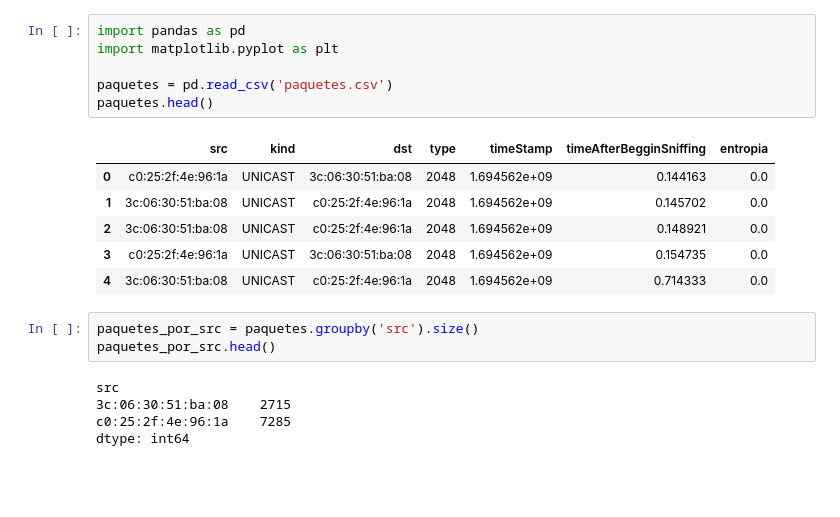
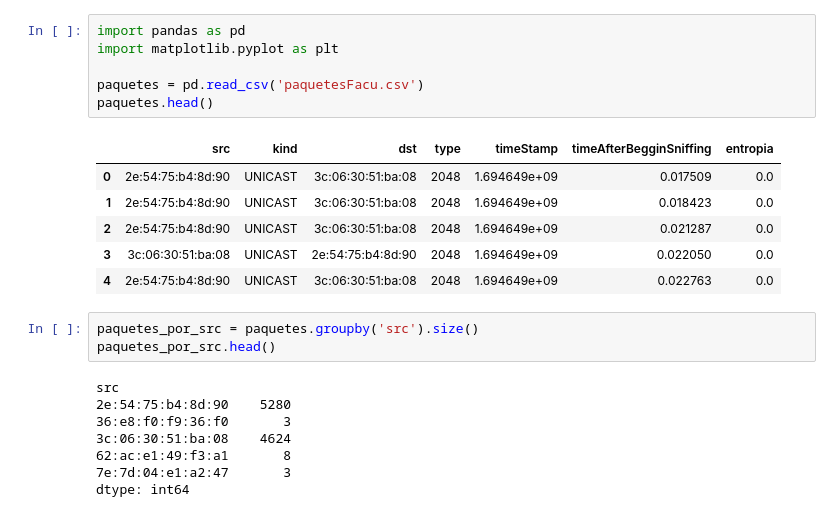
Before and after one commit to maltenzo/tdc-tp1, a Jupyter notebook: analisis.ipynb, the cells around one changed output. Drawn from its saved outputs; the diff is of its cells as text; blank space fills up the shorter version.

```diff
--- a/analisis.ipynb
+++ b/analisis.ipynb
@@ -1,23 +1,26 @@
 # %%
 import pandas as pd
 import matplotlib.pyplot as plt
 
-paquetes = pd.read_csv('paquetes.csv')
+paquetes = pd.read_csv('paquetesFacu.csv')
 paquetes.head()
 # %% [output]
 |  | src | kind | dst | type | timeStamp | timeAfterBegginSniffing | entropia |
-| 0 | c0:25:2f:4e:96:1a | UNICAST | 3c:06:30:51:ba:08 | 2048 | 1.694562e+09 | 0.144163 | 0.0 |
-| 1 | 3c:06:30:51:ba:08 | UNICAST | c0:25:2f:4e:96:1a | 2048 | 1.694562e+09 | 0.145702 | 0.0 |
-| 2 | 3c:06:30:51:ba:08 | UNICAST | c0:25:2f:4e:96:1a | 2048 | 1.694562e+09 | 0.148921 | 0.0 |
-| 3 | c0:25:2f:4e:96:1a | UNICAST | 3c:06:30:51:ba:08 | 2048 | 1.694562e+09 | 0.154735 | 0.0 |
-| 4 | 3c:06:30:51:ba:08 | UNICAST | c0:25:2f:4e:96:1a | 2048 | 1.694562e+09 | 0.714333 | 0.0 |
+| 0 | 2e:54:75:b4:8d:90 | UNICAST | 3c:06:30:51:ba:08 | 2048 | 1.694649e+09 | 0.017509 | 0.0 |
+| 1 | 2e:54:75:b4:8d:90 | UNICAST | 3c:06:30:51:ba:08 | 2048 | 1.694649e+09 | 0.018423 | 0.0 |
+| 2 | 2e:54:75:b4:8d:90 | UNICAST | 3c:06:30:51:ba:08 | 2048 | 1.694649e+09 | 0.021287 | 0.0 |
+| 3 | 3c:06:30:51:ba:08 | UNICAST | 2e:54:75:b4:8d:90 | 2048 | 1.694649e+09 | 0.022050 | 0.0 |
+| 4 | 2e:54:75:b4:8d:90 | UNICAST | 3c:06:30:51:ba:08 | 2048 | 1.694649e+09 | 0.022763 | 0.0 |
 # %%
 paquetes_por_src = paquetes.groupby('src').size()
 paquetes_por_src.head()
 # %% [output]
 src
-3c:06:30:51:ba:08    2715
-c0:25:2f:4e:96:1a    7285
+2e:54:75:b4:8d:90    5280
+36:e8:f0:f9:36:f0       3
+3c:06:30:51:ba:08    4624
+62:ac:e1:49:f3:a1       8
+7e:7d:04:e1:a2:47       3
 dtype: int64
 # %%
 paquetes_por_dst = paquetes.groupby('dst').size()
```
Also changed, not shown: parts of 3 cells of this notebook, 6 other files.
